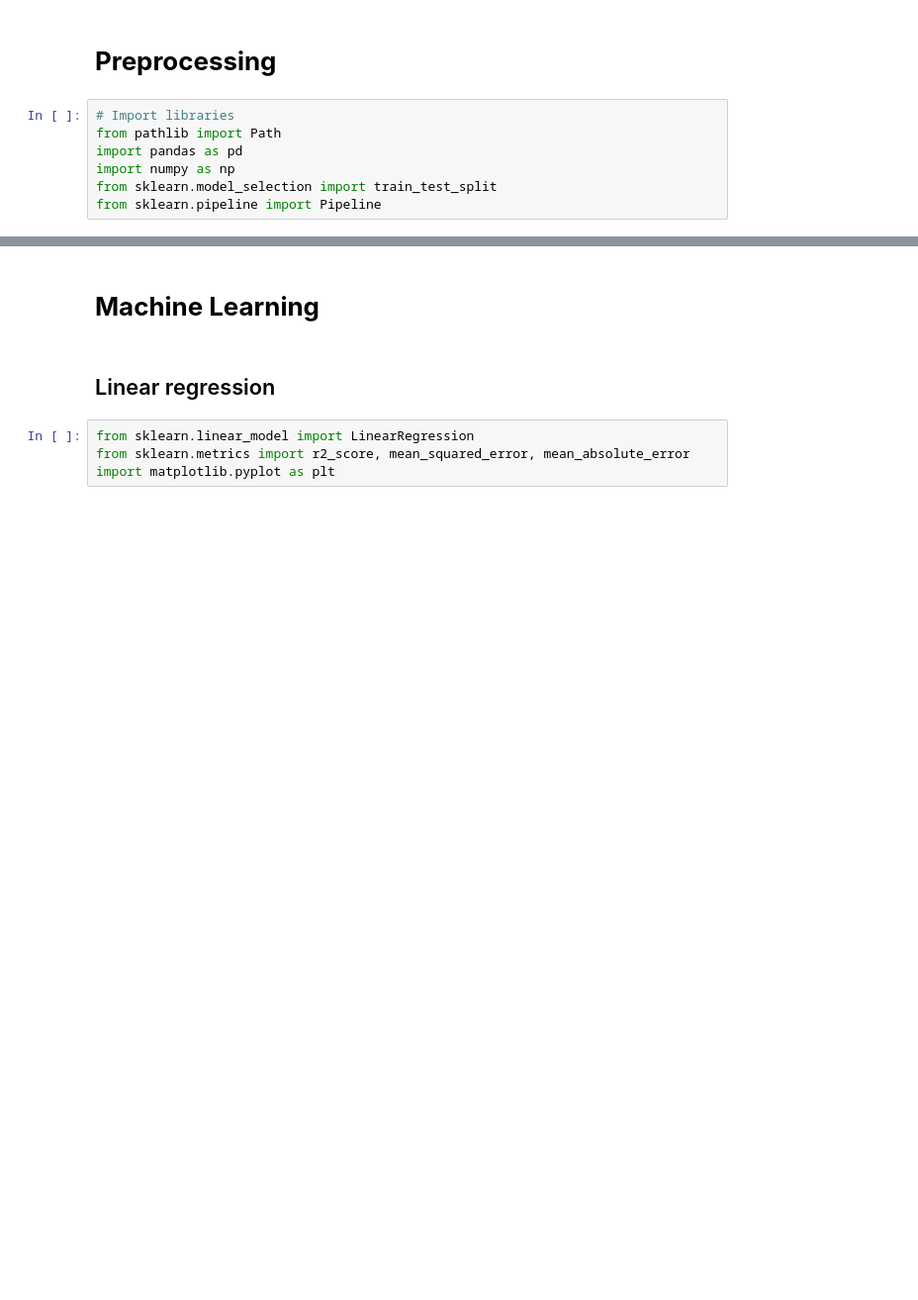
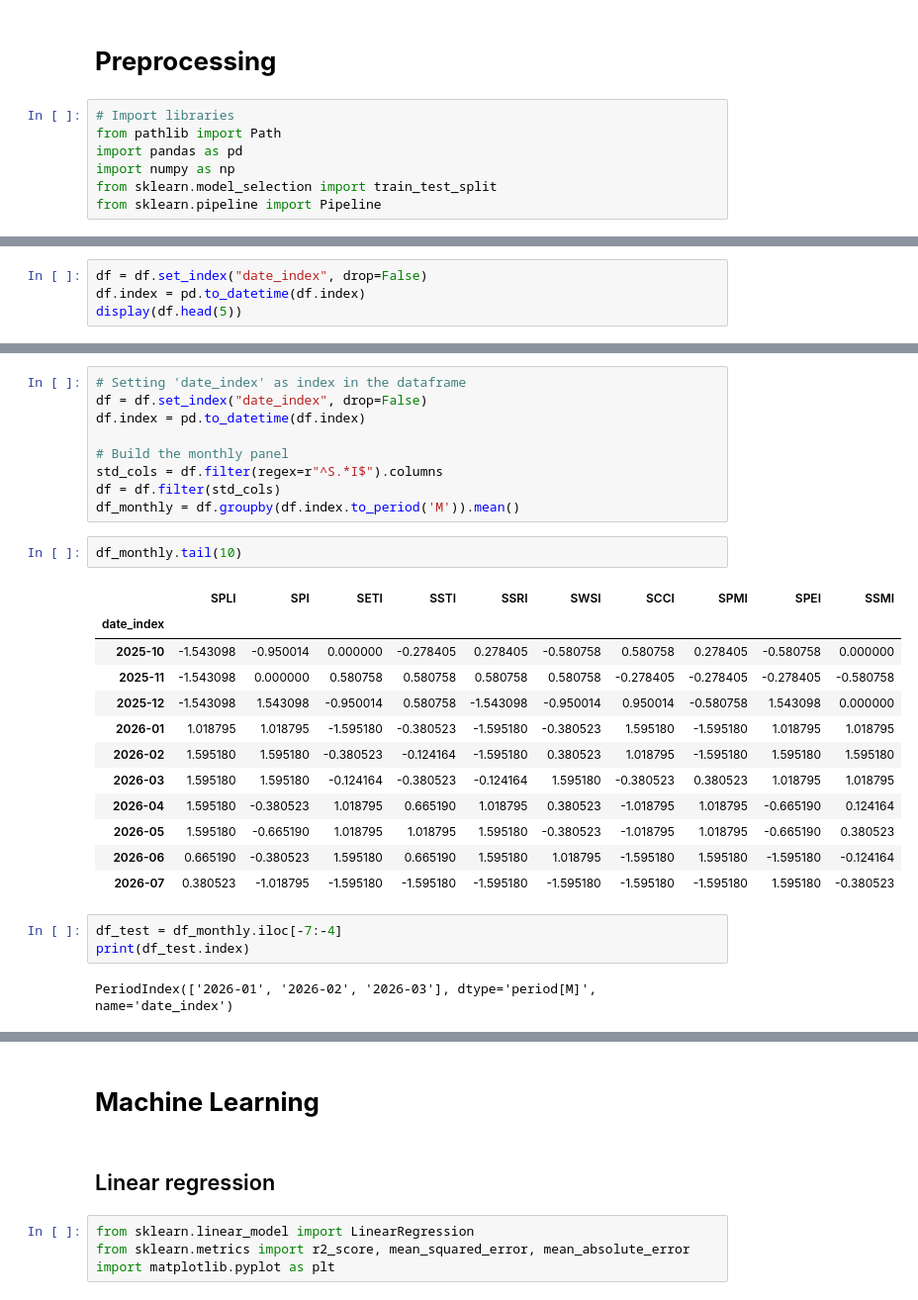
Before and after one commit to lauradmch/NappeCast-forecasting, a Jupyter notebook: notebooks/preprocessing.ipynb, the cells around one changed output, grey strips where cells are left out. Shown at 99% size. Saved outputs shown, nothing was run; the diff lists cells and outputs as text; blank space fills up the shorter version.

```diff
--- a/notebooks/preprocessing.ipynb
+++ b/notebooks/preprocessing.ipynb
@@ -25,0 +46,4 @@ Shape of the piezometer dataframe:
+# %%
+df = df.set_index("date_index", drop=False)
+df.index = pd.to_datetime(df.index)
+display(df.head(5))
@@ -25,0 +153,29 @@ Shape of the piezometer dataframe:
+# %%
+# Setting 'date_index' as index in the dataframe
+df = df.set_index("date_index", drop=False)
+df.index = pd.to_datetime(df.index)
+
+# Build the monthly panel
+std_cols = df.filter(regex=r"^S.*I$").columns
+df = df.filter(std_cols)
+df_monthly = df.groupby(df.index.to_period('M')).mean()
+# %%
+df_monthly.tail(10)
+# %% [output]
+|  | SPLI | SPI | SETI | SSTI | SSRI | SWSI | SCCI | SPMI | SPEI | SSMI |
+| date_index |  |  |  |  |  |  |  |  |  |  |
+| 2025-10 | -1.543098 | -0.950014 | 0.000000 | -0.278405 | 0.278405 | -0.580758 | 0.580758 | 0.278405 | -0.580758 | 0.000000 |
+| 2025-11 | -1.543098 | 0.000000 | 0.580758 | 0.580758 | 0.580758 | 0.580758 | -0.278405 | -0.278405 | -0.278405 | -0.580758 |
+| 2025-12 | -1.543098 | 1.543098 | -0.950014 | 0.580758 | -1.543098 | -0.950014 | 0.950014 | -0.580758 | 1.543098 | 0.000000 |
+| 2026-01 | 1.018795 | 1.018795 | -1.595180 | -0.380523 | -1.595180 | -0.380523 | 1.595180 | -1.595180 | 1.018795 | 1.018795 |
+| 2026-02 | 1.595180 | 1.595180 | -0.380523 | -0.124164 | -1.595180 | 0.380523 | 1.018795 | -1.595180 | 1.595180 | 1.595180 |
+| 2026-03 | 1.595180 | 1.595180 | -0.124164 | -0.380523 | -0.124164 | 1.595180 | -0.380523 | 0.380523 | 1.018795 | 1.018795 |
+| 2026-04 | 1.595180 | -0.380523 | 1.018795 | 0.665190 | 1.018795 | 0.380523 | -1.018795 | 1.018795 | -0.665190 | 0.124164 |
+| 2026-05 | 1.595180 | -0.665190 | 1.018795 | 1.018795 | 1.595180 | -0.380523 | -1.018795 | 1.018795 | -0.665190 | 0.380523 |
+| 2026-06 | 0.665190 | -0.380523 | 1.595180 | 0.665190 | 1.595180 | 1.018795 | -1.595180 | 1.595180 | -1.595180 | -0.124164 |
+| 2026-07 | 0.380523 | -1.018795 | -1.595180 | -1.595180 | -1.595180 | -1.595180 | -1.595180 | -1.595180 | 1.595180 | -0.380523 |
+# %%
+df_test = df_monthly.iloc[-7:-4]
+print(df_test.index)
+# %% [output]
+PeriodIndex(['2026-01', '2026-02', '2026-03'], dtype='period[M]', name='date_index')
```
Also changed, not shown: parts of 45 cells of this notebook.
